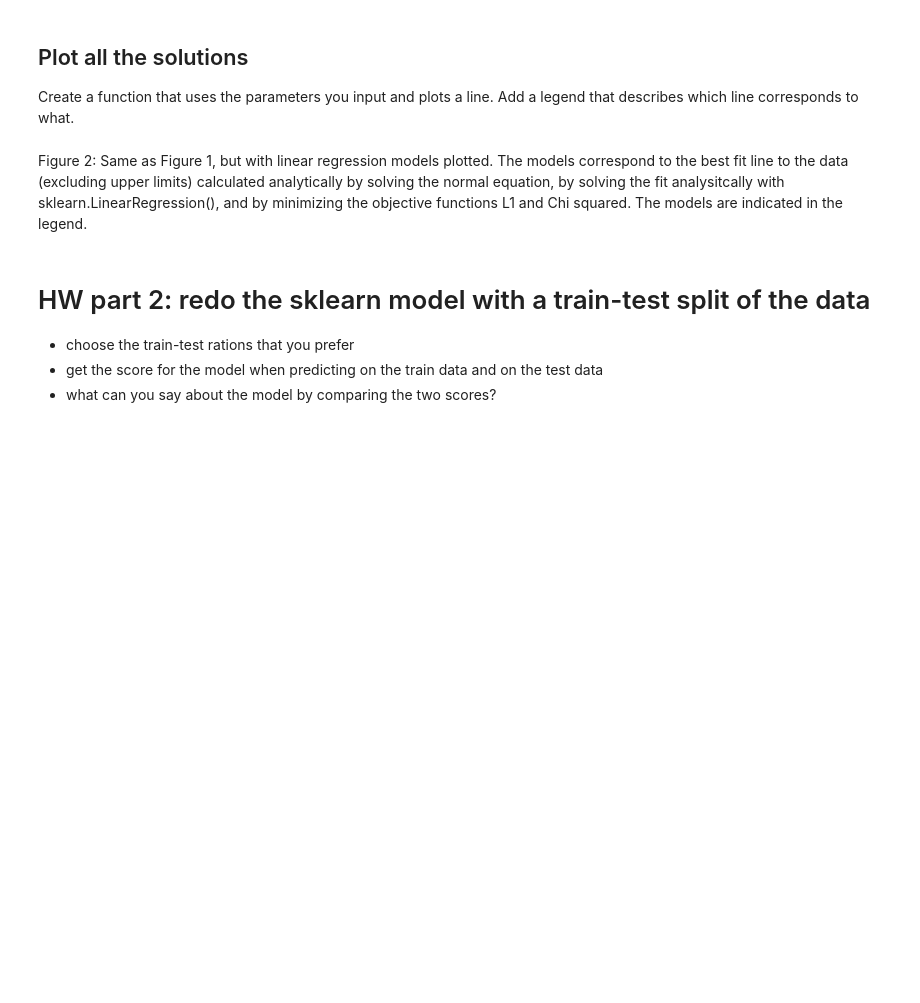
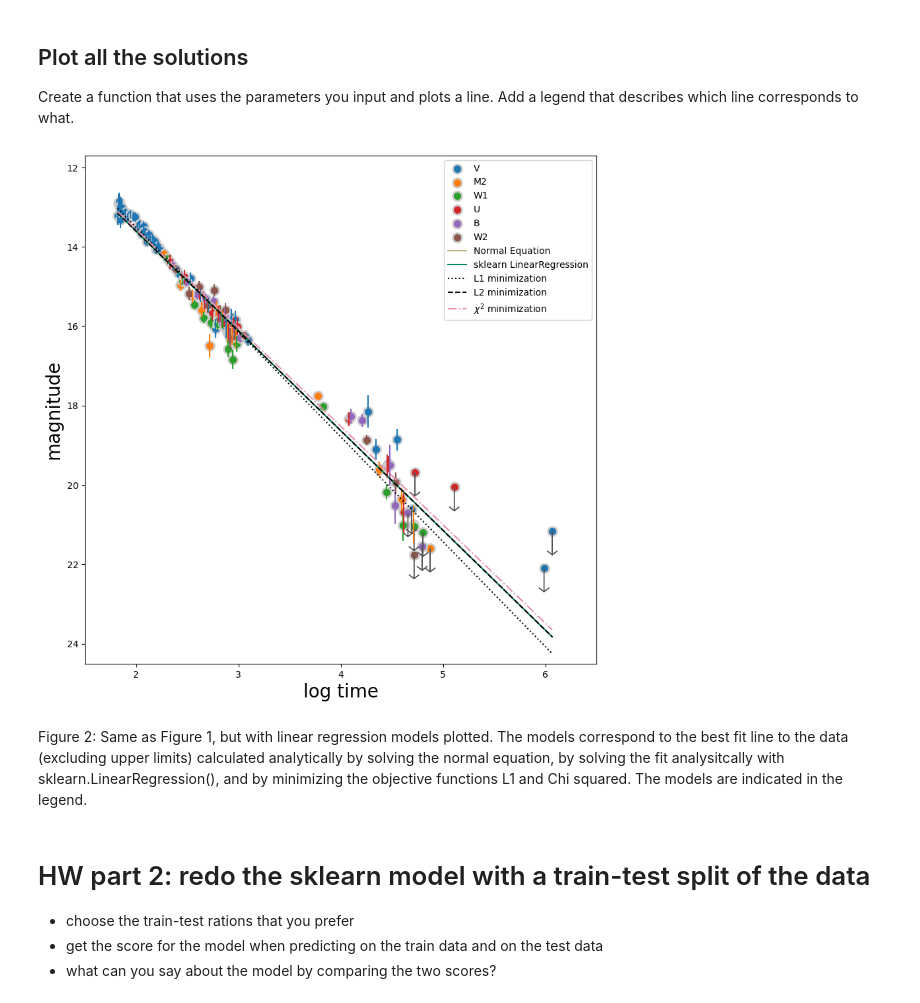
Before and after one commit to ashtonsouthwick/DSPS_ASouthwick, a Jupyter notebook: HW5/HW5_fitlinetogrbafterglow_mcmc_instructions_dsps25.ipynb, the cells around one changed output. Cells and saved outputs as stored; diff of their text form; code cells hidden in the pictures; blank space fills up the shorter version.

````diff
--- a/HW5/HW5_fitlinetogrbafterglow_mcmc_instructions_dsps25.ipynb
+++ b/HW5/HW5_fitlinetogrbafterglow_mcmc_instructions_dsps25.ipynb
@@ -190,7 +217,4 @@ best fit parameters from the sklearn LinearRegression(): intercept 8.58, slope 2
 First, choose the L1 and L2 metric (see class notes) as the objective function.
 
 Use ```scipy.optimize.minimize()``` to minimize it.
-# %%
-def line(intercept, slope, x):
-    return intercept+ slope*x
 # %%
@@ -263,14 +315,16 @@ l2?
 
 Since the data has uncertainty, choose the $\chi^2$ (chi squared) function as your objective function.
 # %%
-#def chi2(args, x, y, s):
- #   ....
+def chi2(args, x, y, s):
+  intercept, slope, = args
+  return np.sum(((y - line(intercept, slope, x))**2) / s**2)
+
 
 x = grbAGnouplim.logtime.values
 y = grbAGnouplim.mag.values
 s = grbAGnouplim.magerr.values
 
-initialGuess = ...
+initialGuess = lr.intercept_, lr.coef_[0]
 
 chi2Solution = minimize(chi2, initialGuess, args=(x, y, s))
 print(chi2Solution)
@@ -301,34 +369,36 @@ colors = ['C2B280', '848482', '008856', 'E68FAC', '0067A5', 'F99379',
 plotline((theta_best[::-1]), grbAG.logtime.values,
          color='#'+colors[0],
          label="Normal Equation", ax=ax)
 
 #sklearn
-plotline((lr.coef_[1], lr.intercept_), grbAG.logtime,
+plotline((lr.coef_[0], lr.intercept_), grbAG.logtime,
          color='#'+colors[2], symbol='-',
          label="sklearn LinearRegression", ax=ax)
 
 #minimize L1
 plotline((l1Solution.x[::-1]), grbAG.logtime,
          symbol=':',
          label="L1 minimization", ax=ax)
 #minimize L2
 plotline((l2Solution.x[::-1]), grbAG.logtime,
          symbol='--',
          label="L2 minimization", ax=ax)
 #minimize chi2
 plotline((chi2Solution.x[::-1]), grbAG.logtime,
          color='#'+colors[3], symbol='-.',
          label=r"$\chi^2$ minimization", ax=ax)
 
 pl.legend()
 
 #with the LinearRegression object I can also do
 #pl.plot(grbAG.logtime, lr.predict(np.c_[np.ones((len(grbAG), 1)), grbAG.logtime]), 'k-')
 
 pl.ylim(24.5,11.7)
 pl.xlim(1.5, 6.5)
 pl.ylabel("magnitude", fontsize=20)
 pl.xlabel("log time", fontsize=20);
+# %% [output]
+[figure, added]
 # %% [markdown]
 Figure 2: Same as Figure 1, but with linear regression models plotted. The models correspond to the best fit line to the data (excluding upper limits) calculated analytically by solving the normal equation, by solving the fit analysitcally with sklearn.LinearRegression(), and by minimizing the objective functions L1 and Chi squared. The models are indicated in the legend.
 # %% [markdown]
````
Also changed, not shown: parts of 22 cells of this notebook.
